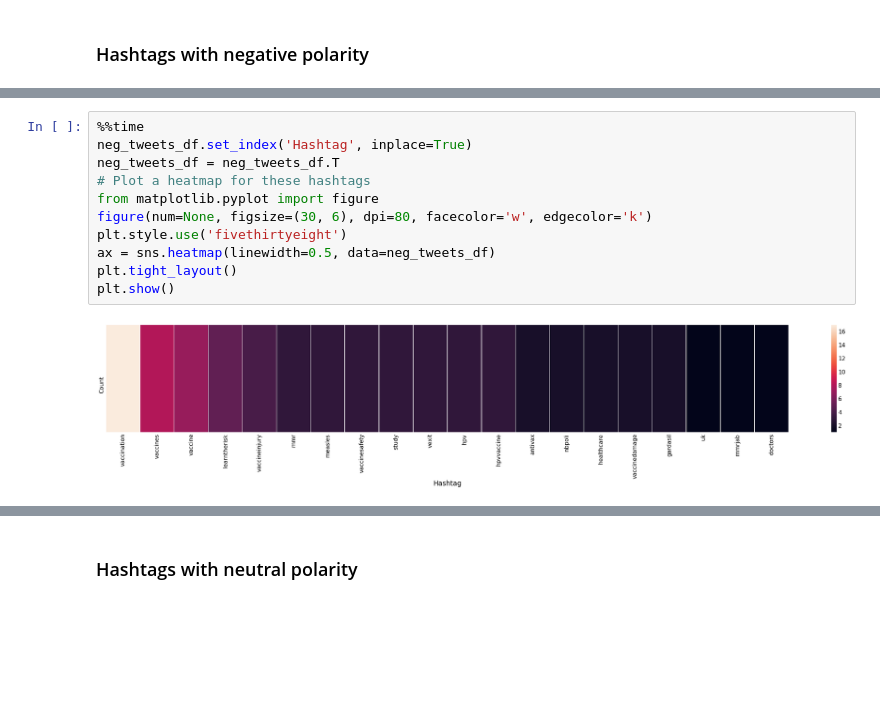
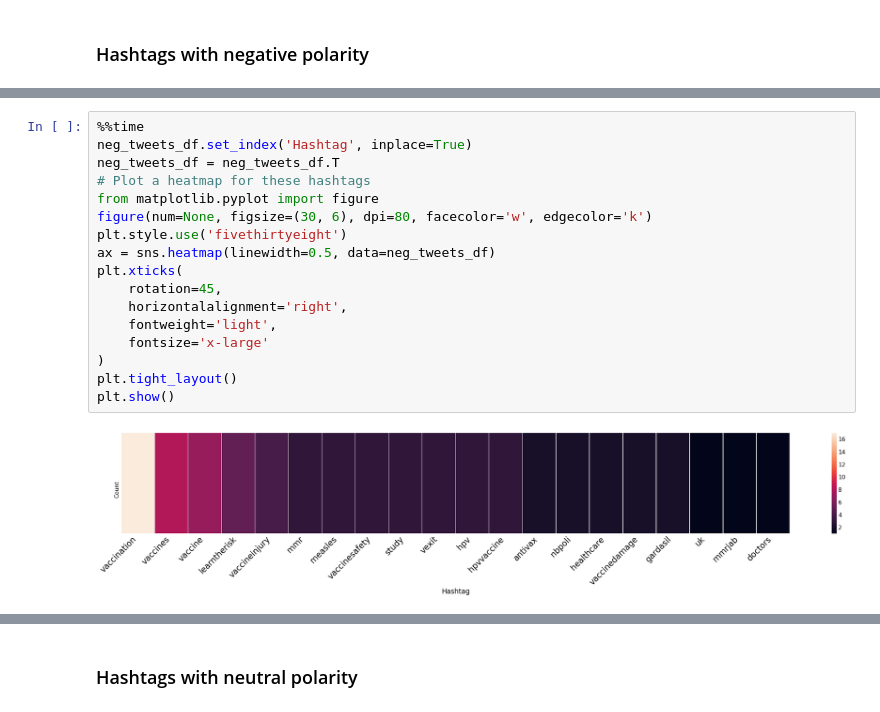
Before and after one commit to vanand96/VaccineDataAnalyzer, a Jupyter notebook: project_Pyspark.ipynb, the cells around one changed output, grey strips where cells are left out. Cells and saved outputs as stored; diff of their text form; blank space fills up the shorter version.

```diff
--- a/project_Pyspark.ipynb
+++ b/project_Pyspark.ipynb
@@ -625,13 +625,19 @@ Wall time: 469 ms
 # %%
 %%time
 neg_tweets_df.set_index('Hashtag', inplace=True)
 neg_tweets_df = neg_tweets_df.T
 # Plot a heatmap for these hashtags
 from matplotlib.pyplot import figure
 figure(num=None, figsize=(30, 6), dpi=80, facecolor='w', edgecolor='k')
 plt.style.use('fivethirtyeight')
 ax = sns.heatmap(linewidth=0.5, data=neg_tweets_df)
+plt.xticks(
+    rotation=45,
+    horizontalalignment='right',
+    fontweight='light',
+    fontsize='x-large'
+)
 plt.tight_layout()
 plt.show()
 # %% [output]
-[figure, old version]
+[figure, new version]
```
Also changed, not shown: parts of 45 cells of this notebook.
